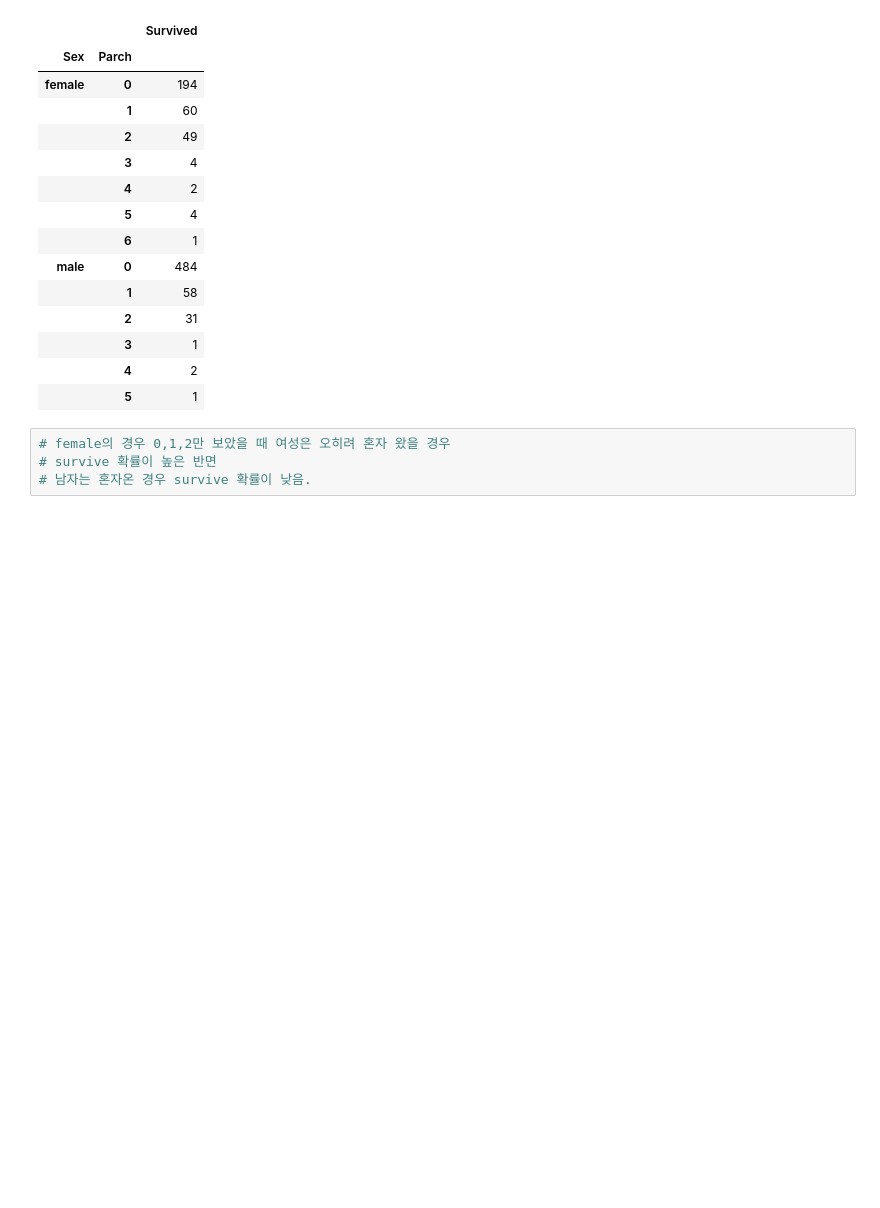
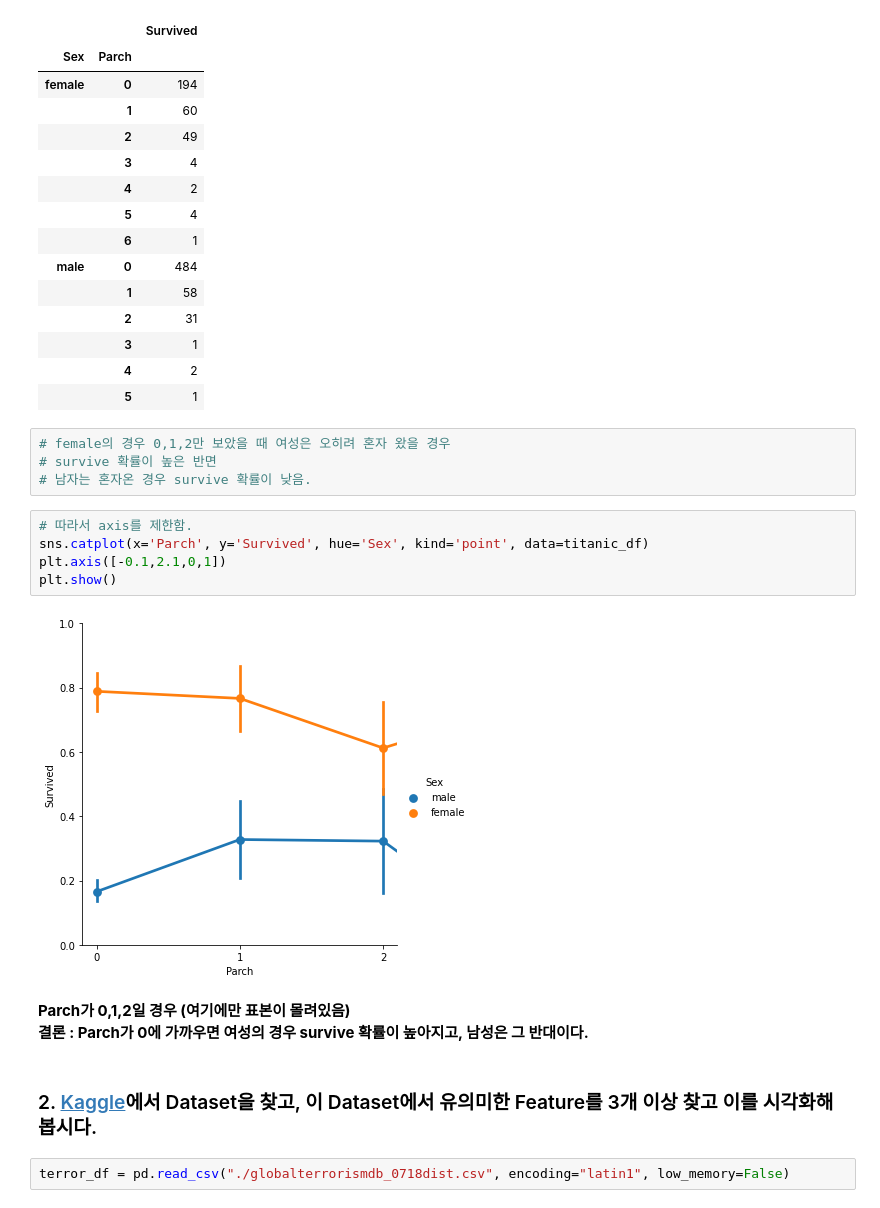
Before and after one commit to super-corini/programmers_kdt_II, a Jupyter notebook: day4/EDA_Code.ipynb, the cells around one changed output. Cells and saved outputs as stored; diff of their text form; blank space fills up the shorter version.

```diff
--- a/day4/EDA_Code.ipynb
+++ b/day4/EDA_Code.ipynb
@@ -93,3 +105,17 @@ titanic_df[['Sex', 'Survived', 'Parch']].groupby(['Sex', 'Parch']).count()
 # female의 경우 0,1,2만 보았을 때 여성은 오히려 혼자 왔을 경우
 # survive 확률이 높은 반면
 # 남자는 혼자온 경우 survive 확률이 낮음.
+# %%
+# 따라서 axis를 제한함.
+sns.catplot(x='Parch', y='Survived', hue='Sex', kind='point', data=titanic_df)
+plt.axis([-0.1,2.1,0,1])
+plt.show()
+# %% [output]
+[figure, added]
+# %% [markdown]
+**Parch가 0,1,2일 경우 (여기에만 표본이 몰려있음)
+결론 : Parch가 0에 가까우면 여성의 경우 survive 확률이 높아지고, 남성은 그 반대이다.**
+# %% [markdown]
+### 2. [Kaggle](https://www.kaggle.com/datasets)에서 Dataset을 찾고, 이 Dataset에서 유의미한 Feature를 3개 이상 찾고 이를 시각화해봅시다.
+# %%
+terror_df = pd.read_csv("./globalterrorismdb_0718dist.csv", encoding="latin1", low_memory=False)
```
Also changed, not shown: parts of 22 cells of this notebook, 2 other files.
